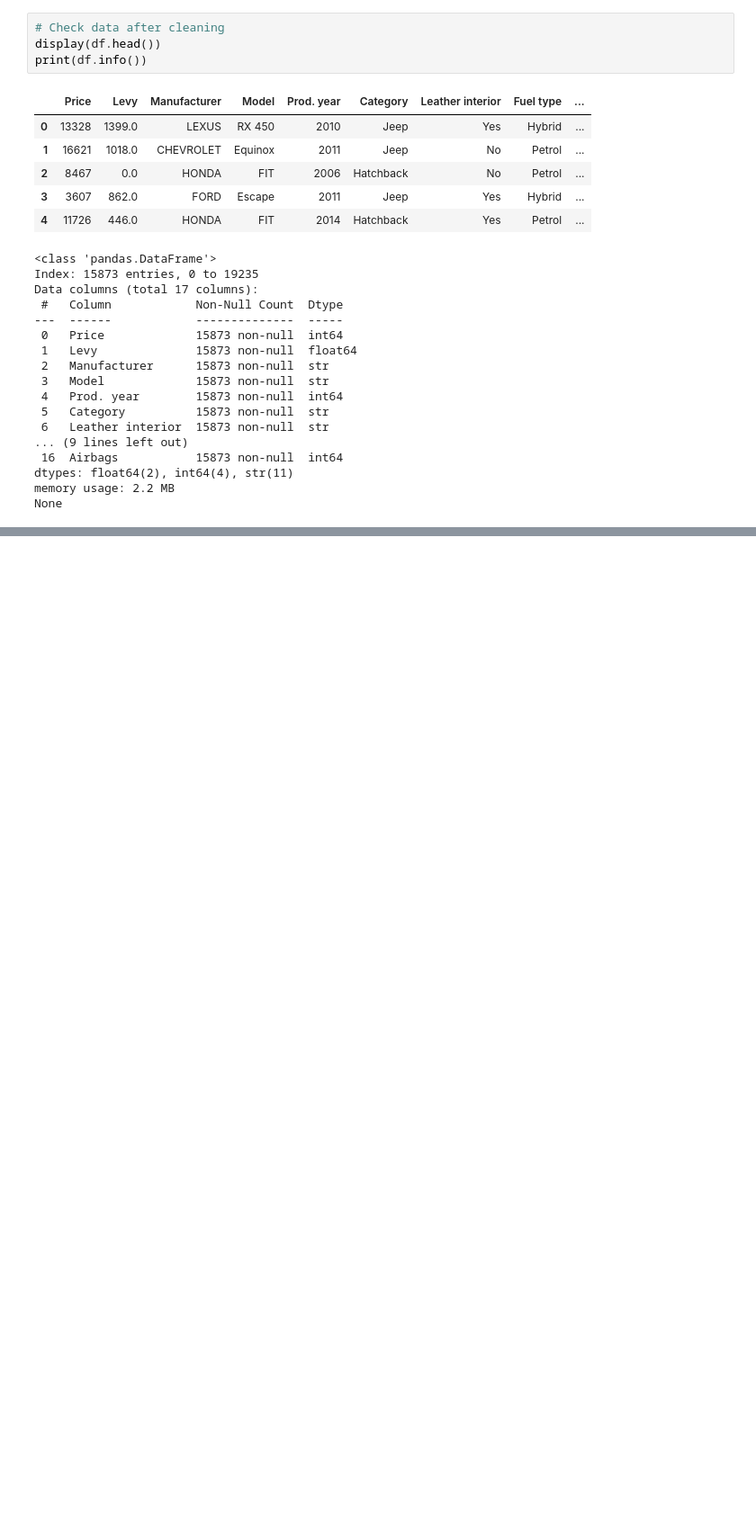
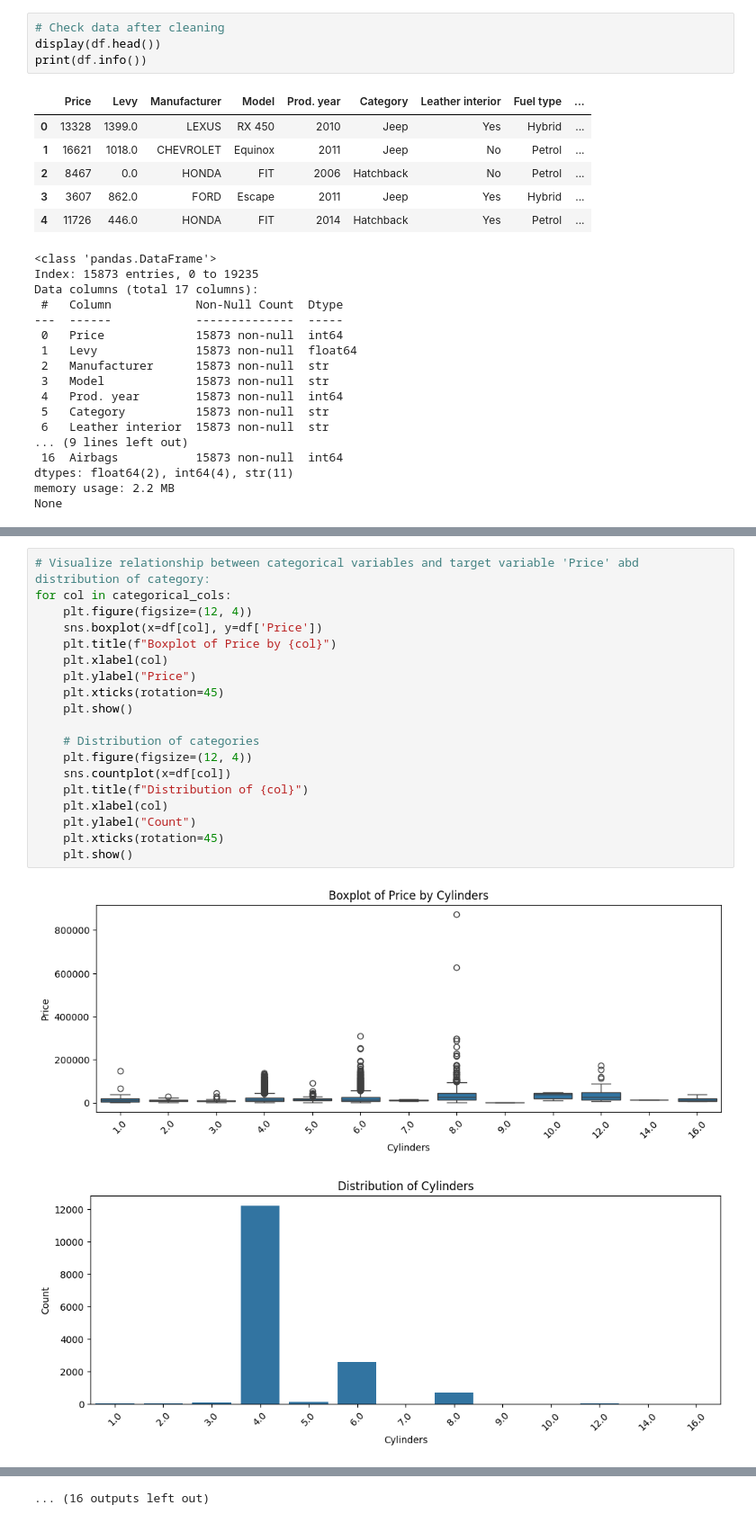
Before and after one commit to dinis2296/car-price-prediction-regression, a Jupyter notebook: notebook/Project 2 - Car Price Regression.ipynb, the cells around one changed output, grey strips where cells are left out. Shown at 90% size. Drawn from its saved outputs; the diff is of its cells as text; blank space fills up the shorter version.

```diff
--- a/notebook/Project 2 - Car Price Regression.ipynb
+++ b/notebook/Project 2 - Car Price Regression.ipynb
@@ -207,0 +247,22 @@ None
+# %%
+# Visualize relationship between categorical variables and target variable 'Price' abd distribution of category:
+for col in categorical_cols:
+    plt.figure(figsize=(12, 4))
+    sns.boxplot(x=df[col], y=df['Price'])
+    plt.title(f"Boxplot of Price by {col}")
+    plt.xlabel(col)
+    plt.ylabel("Price")
+    plt.xticks(rotation=45)
+    plt.show()
+
+    # Distribution of categories
+    plt.figure(figsize=(12, 4))
+    sns.countplot(x=df[col])
+    plt.title(f"Distribution of {col}")
+    plt.xlabel(col)
+    plt.ylabel("Count")
+    plt.xticks(rotation=45)
+    plt.show()
+# %% [output]
+[figure, added]
+[figure, added]
@@ -207,0 +279 @@ None
+... (16 outputs left out)
```
Also changed, not shown: parts of 8 cells of this notebook.
